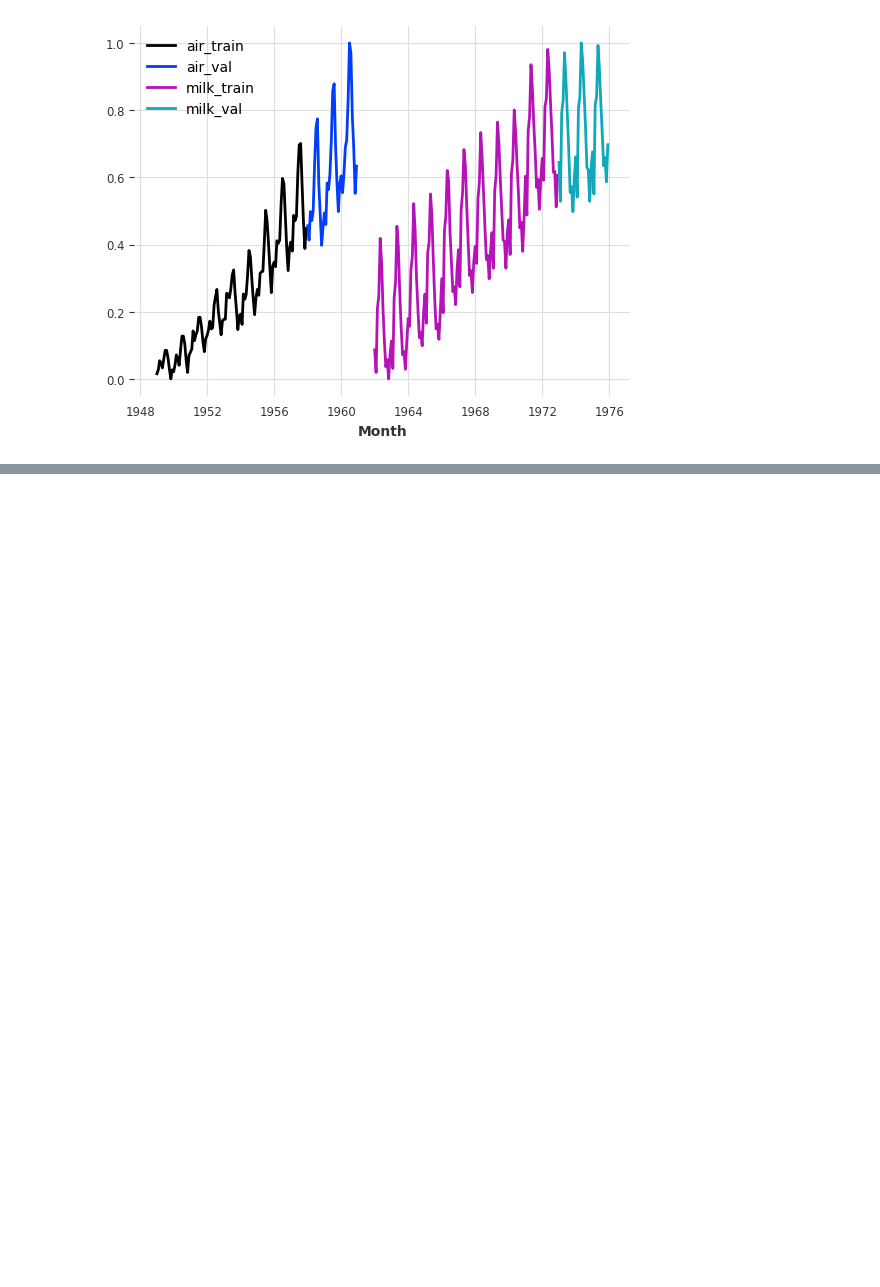
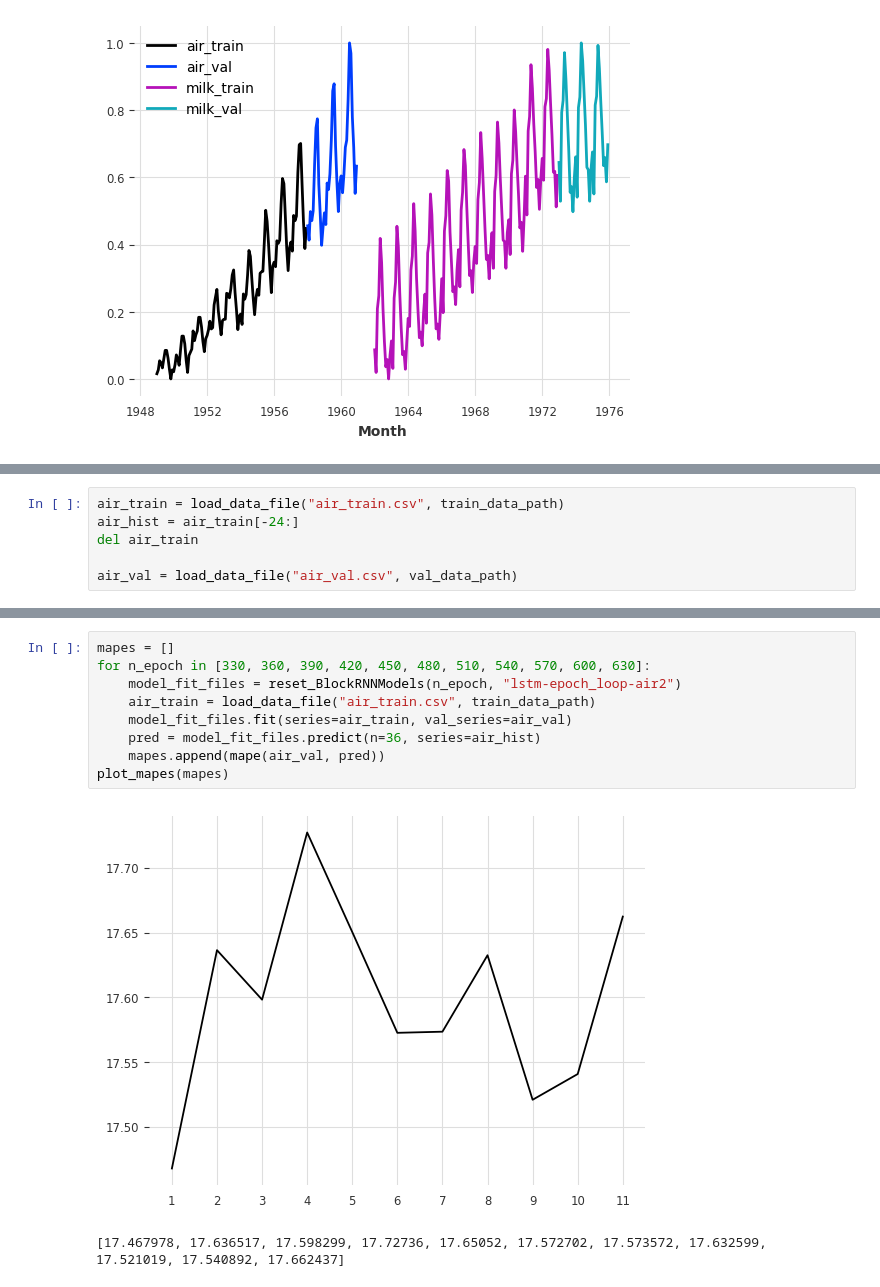
Before and after one commit to dshulman/darts, a Jupyter notebook: examples/102-Multi-time-series-from files.ipynb, the cells around one changed output, grey strips where cells are left out. Cells and saved outputs as stored; diff of their text form; blank space fills up the shorter version.

```diff
--- a/examples/102-Multi-time-series-from files.ipynb
+++ b/examples/102-Multi-time-series-from files.ipynb
@@ -200,0 +209,6 @@ del milk_val
+# %%
+air_train = load_data_file("air_train.csv", train_data_path)
+air_hist = air_train[-24:]
+del air_train
+
+air_val = load_data_file("air_val.csv", val_data_path)
@@ -200,0 +342,12 @@ del milk_val
+# %%
+mapes = []
+for n_epoch in [330, 360, 390, 420, 450, 480, 510, 540, 570, 600, 630]:
+    model_fit_files = reset_BlockRNNModels(n_epoch, "lstm-epoch_loop-air2")
+    air_train = load_data_file("air_train.csv", train_data_path)
+    model_fit_files.fit(series=air_train, val_series=air_val)
+    pred = model_fit_files.predict(n=36, series=air_hist)
+    mapes.append(mape(air_val, pred))
+plot_mapes(mapes)
+# %% [output]
+[figure, added]
+[17.467978, 17.636517, 17.598299, 17.72736, 17.65052, 17.572702, 17.573572, 17.632599, 17.521019, 17.540892, 17.662437]
```
Also changed, not shown: parts of 31 cells of this notebook.
